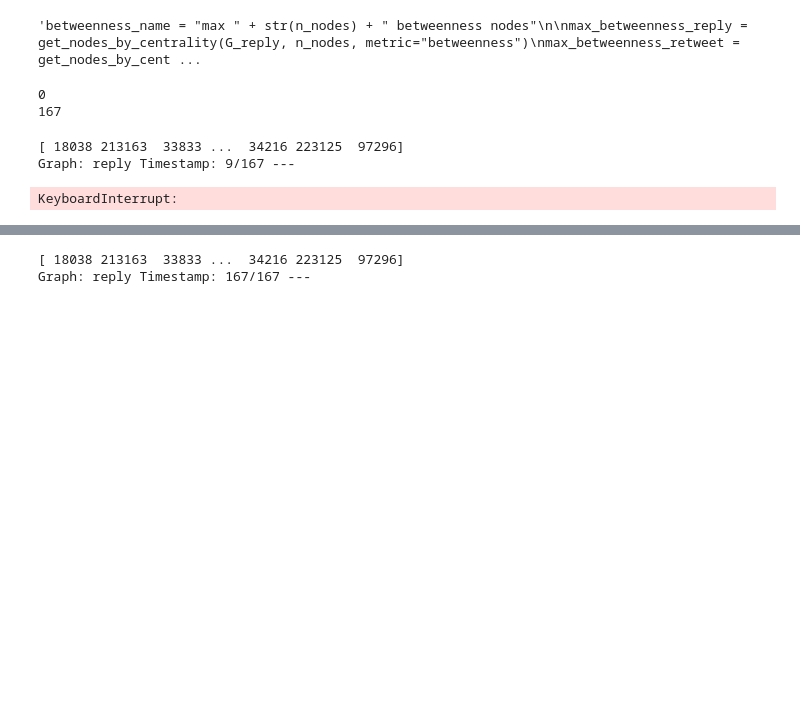
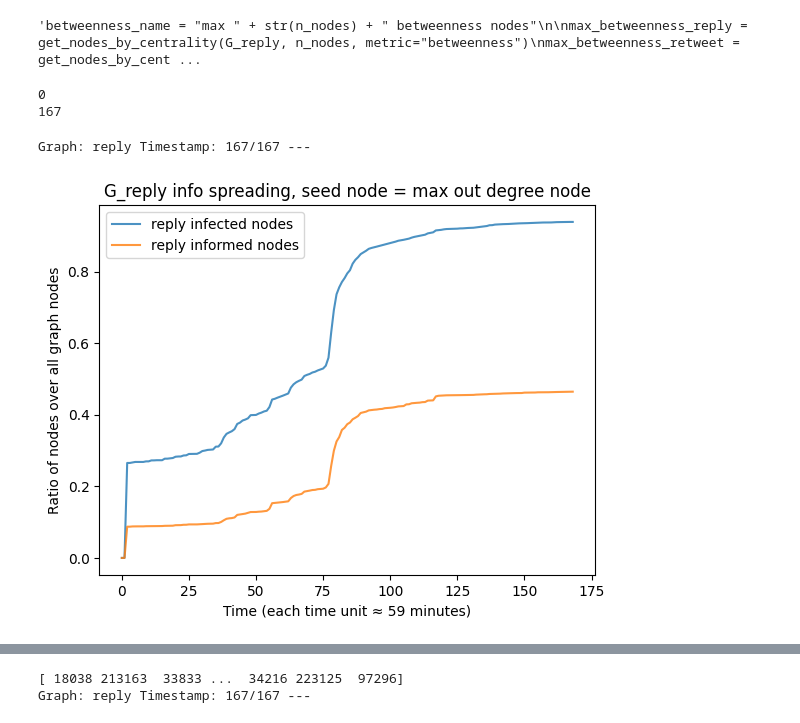
Before and after one commit to francescoopiccoli/higgs-twitter-network-science, a Jupyter notebook: src/process_final.ipynb, the cells around one changed output, grey strips where cells are left out. Saved outputs shown, nothing was run; the diff lists cells and outputs as text; code cells hidden in the pictures; blank space fills up the shorter version.

```diff
--- a/src/process_final.ipynb
+++ b/src/process_final.ipynb
@@ -269,12 +275,10 @@ print(end_timestamp)
 167
 # %%
 infected_nodes, informed_nodes, infected_nodes_time, informed_nodes_time = simulate_spreading(G_reply_lcc_df,\
-            G_social_df, max_out_degree_reply[0], start_timestamp, end_timestamp, len(G_reply_lcc.nodes()),\
-            len(G_social.nodes()), name="reply", plot=True, title="G_reply info spreading, seed node = max out degree node")
+            G_social_df, max_out_degree_reply[0], start_timestamp, end_timestamp, name="reply", plot=True, title="G_reply info spreading, seed node = max out degree node")
 # %% [output]
-[ 18038 213163  33833 ...  34216 223125  97296]
-Graph: reply Timestamp: 9/167 ---
+Graph: reply Timestamp: 167/167 ---
-KeyboardInterrupt:
+[figure, added]
 # %%
 infected_nodes, informed_nodes, infected_nodes_time, informed_nodes_time = simulate_spreading(G_reply_lcc_df,\
             G_social_df, max_eigen_reply[0], start_timestamp, end_timestamp, len(G_reply_lcc.nodes()),\
```
Also changed, not shown: parts of 2 cells of this notebook.
